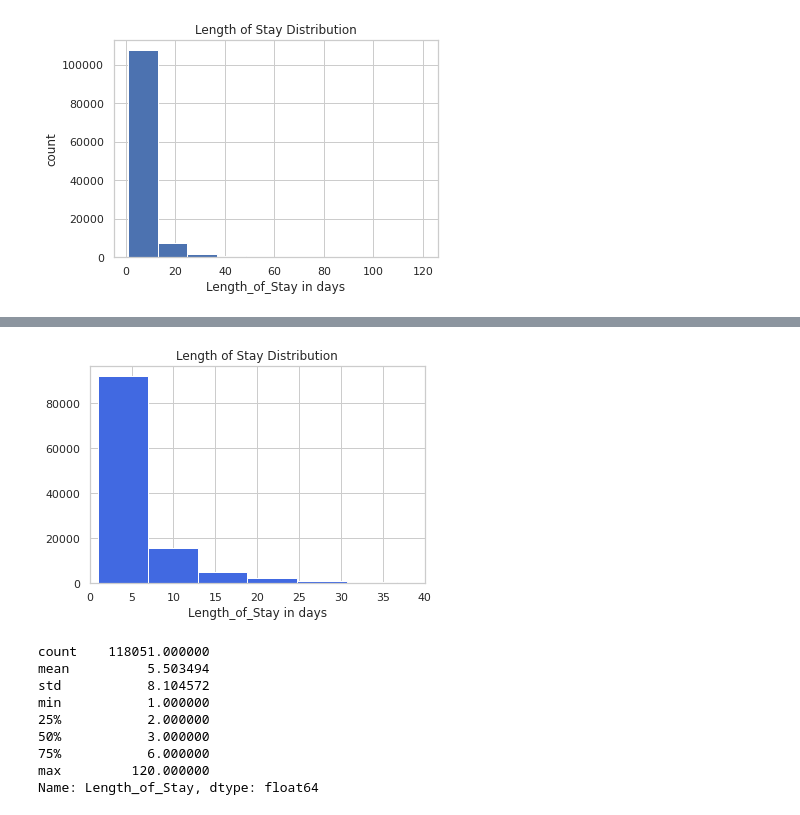
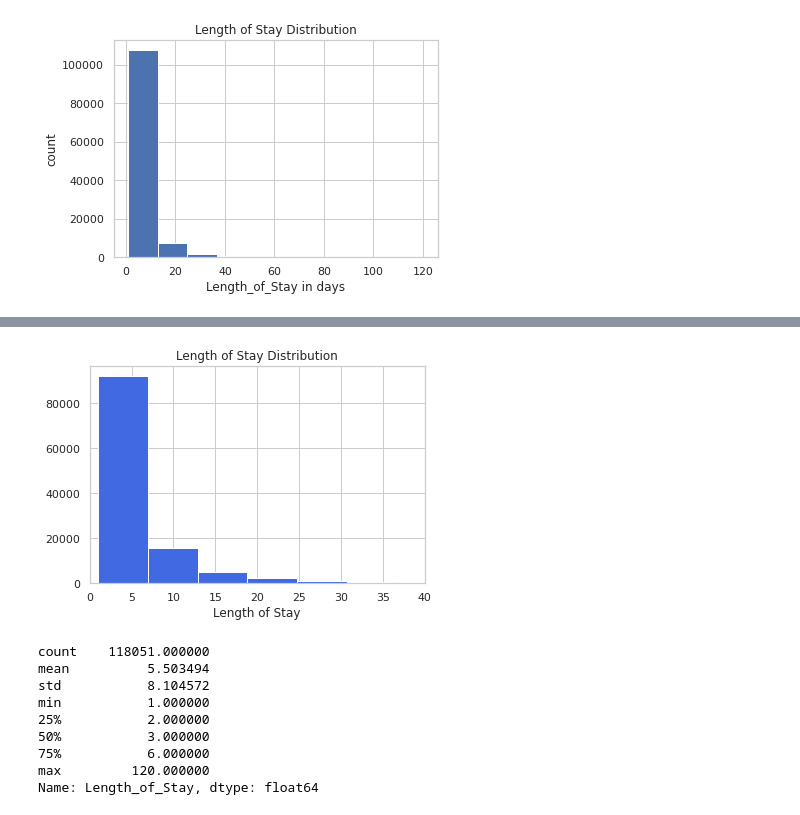
Before and after one commit to KetakiN/Springboard, a Jupyter notebook: NYSDOH_EDA_KetakiNagarkar.ipynb, the cells around one changed output, grey strips where cells are left out. Cells and saved outputs as stored; diff of their text form; code cells hidden in the pictures.

```diff
--- a/NYSDOH_EDA_KetakiNagarkar.ipynb
+++ b/NYSDOH_EDA_KetakiNagarkar.ipynb
@@ -53,17 +53,17 @@ plt.gcf().subplots_adjust(left=0.15)
 # %%
 ax=plt.hist(df['Length_of_Stay'],bins=20,color='royalblue')
 plt.xlim(0,40)
-plt.xlabel('Length_of_Stay in days')
+plt.xlabel('Length of Stay')
 
 plt.title('Length of Stay Distribution')
 
 plt.savefig('lenbar.png')
 files.download('lenbar.png')
 plt.show()
 # %% [output]
 [interactive output not drawn]
 [interactive output not drawn]
-[figure, old version]
+[figure, new version]
 # %%
 df['Length_of_Stay'].describe()
 # %% [output]
```
Also changed, not shown: parts of 6 cells of this notebook.
